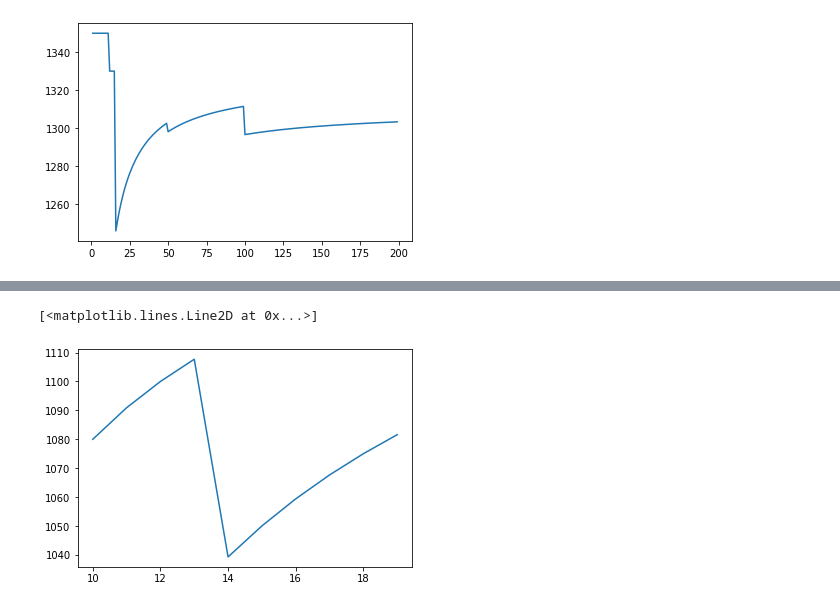
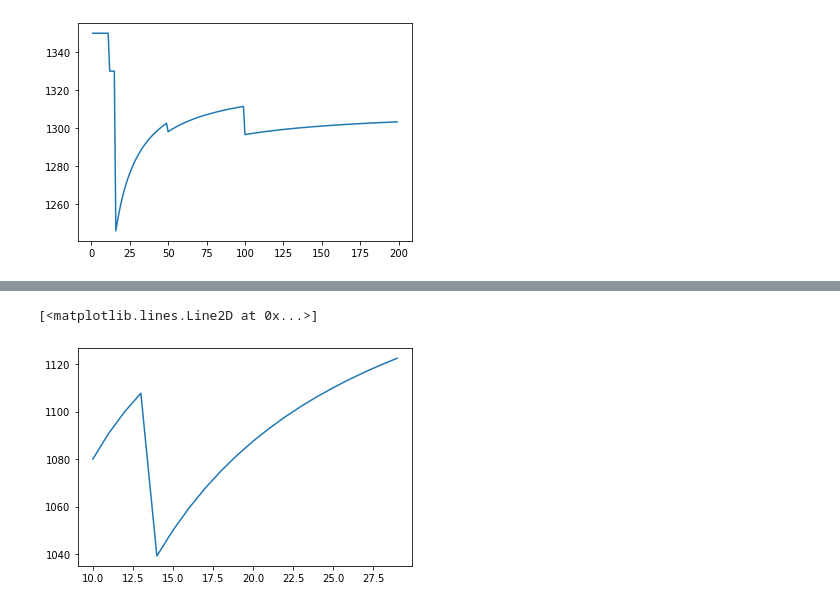
Before and after one commit to owenmccadden/econ-411, a Jupyter notebook: cancun.ipynb, the cells around one changed output, grey strips where cells are left out. Cells and saved outputs as stored; diff of their text form; code cells hidden in the pictures.

```diff
--- a/cancun.ipynb
+++ b/cancun.ipynb
@@ -55,10 +55,10 @@ def cost_go_blue(n):
 
     return cost_per_person
 # %%
-x = [i for i in range(10, 20)]
+x = [i for i in range(10, 30)]
 y = [cost_go_blue(i) for i in x]
 
 plt.plot(x, y)
 # %% [output]
 [<matplotlib.lines.Line2D at 0x...>]
-[figure, old version]
+[figure, new version]
```
Also changed, not shown: parts of 1 cell of this notebook, 2 other files.
